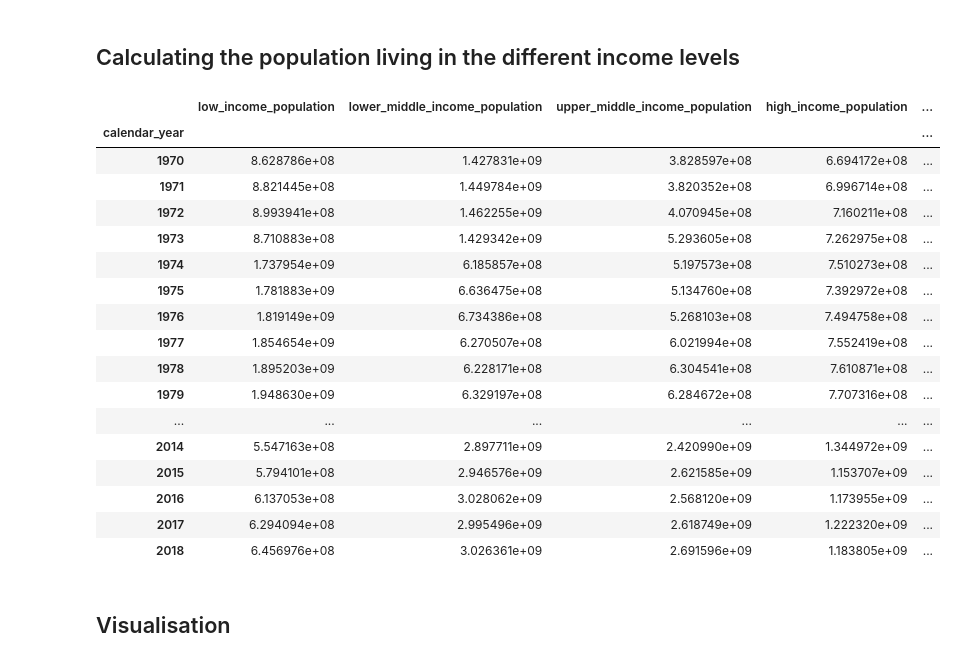
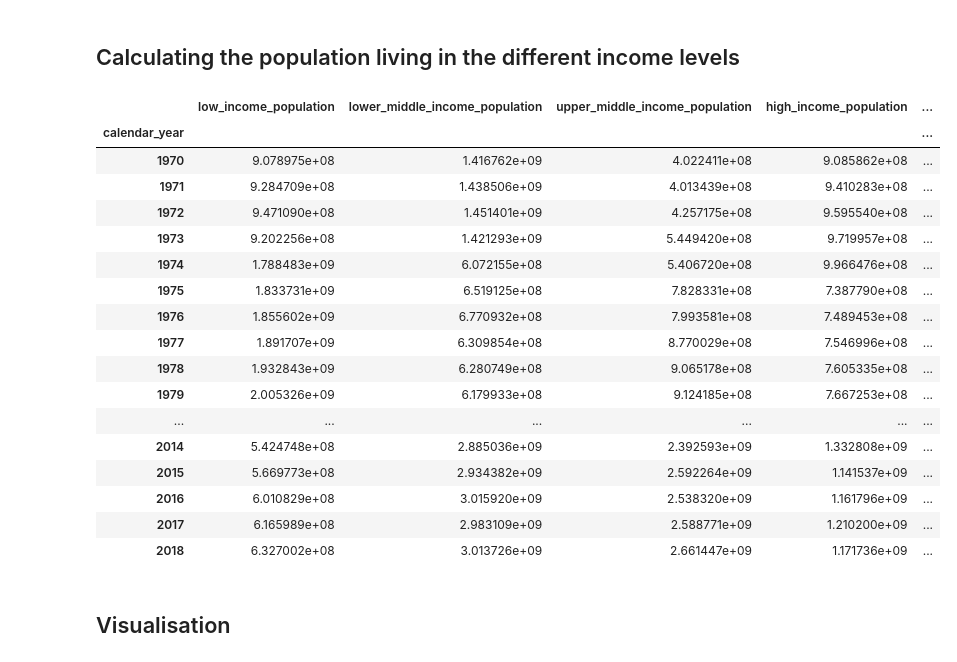
Before and after one commit to christoph-fraller/dopp_2020w_group03_ex3, a Jupyter notebook: dopp_2020w_group03_ex3_with_git.ipynb, the cells around one changed output. Drawn from its saved outputs; the diff is of its cells as text; code cells hidden in the pictures.

```diff
--- a/dopp_2020w_group03_ex3_with_git.ipynb
+++ b/dopp_2020w_group03_ex3_with_git.ipynb
@@ -353,21 +355,41 @@ def compute_missing_population_total(input_data):
 
     df = pd.DataFrame(input_data)
 
-    former_countries_list = [['Former Czechoslovakia', 'Czech Republic', 'Slovakia'],
+    former_country_lists = [['Former Czechoslovakia', 'Czech Republic', 'Slovakia'],
                              ['Former Ethiopia', 'Ethiopia', 'Eritrea'],
                              ['Former Sudan', 'Sudan', 'South Sudan'],
                              ['Former USSR', 'Armenia', 'Azerbaijan', 'Belarus', 'Estonia', 'Georgia', 'Kazakhstan', 'Kyrgyzstan', 'Latvia', 'Lithuania',
                               'Republic of Moldova', 'Russian Federation', 'Tajikistan', 'Turkmenistan', 'Ukraine', 'Uzbekistan'],
                              ['Former Yugoslavia', 'Bosnia and Herzegovina', 'Croatia', 'Montenegro', 'Republic of North Macedonia', 'Serbia', 'Slovenia']]
 
-    print(former_countries_list)
-    # insert missing values
-    #for row_index in range(0, len(df)):
+    for country_list in former_country_lists:
 
-      #if(pd.isna(df.loc[row_index, 'population_total'])):
+      # get first list elem of list
+      former_country_name = country_list.pop(0)
 
-        #for lst in former_countries_list:
+      # get list of calendar_years
+      calendar_year_list = df.loc[df['country_name'] == former_country_name].calendar_year.tolist()
+
+      for calendar_year in calendar_year_list:
+
+        # get current index of former_country at particular calender_year
+        curr_former_country_index = df.loc[(df['calendar_year'] == calendar_year) & (df['country_name'] == former_country_name)].population_total.index.max()
+
+        # initialize new_population_total
+        new_population_total = 0
+
+        for country_name in country_list:
+
+          if pd.isnull(df.loc[(df['calendar_year'] == calendar_year) & (df['country_name'] == country_name)].gni_per_capita_us_dollar).bool():
+            # get current index of country at particular calender_year
+            curr_country_index = df.loc[(df['calendar_year'] == calendar_year) & (df['country_name'] == country_name)].population_total.index.max()
+
+            # increment new_population_total by population_total of curr_country_index at particular calender_year
+            new_population_total += df.loc[curr_country_index, 'population_total']
+
+        # update population_total of former_country with new_population_total at particular calender_year
+        df.loc[curr_former_country_index, 'population_total'] = new_population_total if new_population_total > 0 else np.nan
 
     return df
 
-income_data_population_total_computed = compute_missing_population_total(income_data_country_codes_inserted)
+income_data_preprocessed = compute_missing_population_total(income_data_country_codes_inserted)
@@ -442,8 +498,8 @@ sb.heatmap(threshold_data_complete.isna(), cbar = False);
 # %% [markdown]
 ## Assign income-level labels based on gni and income-level thresholds
 # %%
-# merge merged_income_data and threshold_data_complete using calendar_year
-income_classification_data = merged_income_data.merge(threshold_data_complete, how = 'left', on = 'calendar_year')
+# merge income_data_preprocessed and threshold_data_complete using calendar_year
+income_classification_data = income_data_preprocessed.merge(threshold_data_complete, how = 'left', on = 'calendar_year')
 
 # assign income-level labels based on gni and thresholds
 income_classification_data.loc[(income_classification_data['gni_per_capita_us_dollar'] <= income_classification_data['low_income_level_threshold']), 'income_level_label'] = 'low_income'
@@ -585,35 +588,37 @@ country_with_missing_entries[country_with_missing_entries['population_maximum_wh
 ## Calculating the population living in the different income levels
 # %%
 #create sum of population of each income category for each year
+
+income_classification_data.set_index('calendar_year', inplace = True)
 
 population_income = pd.DataFrame()
 population_income['low_income_population'] = income_classification_data['population_total'].loc[income_classification_data['income_level_label'] == 'low_income'].groupby('calendar_year').sum()
 population_income['lower_middle_income_population'] = income_classification_data['population_total'].loc[income_classification_data['income_level_label'] == 'lower_middle_income'].groupby('calendar_year').sum()
 population_income['upper_middle_income_population'] = income_classification_data['population_total'].loc[income_classification_data['income_level_label'] == 'upper_middle_income'].groupby('calendar_year').sum()
 population_income['high_income_population'] = income_classification_data['population_total'].loc[income_classification_data['income_level_label'] == 'high_income'].groupby('calendar_year').sum()
 population_income['unknown_income_population'] = income_classification_data['population_total'].loc[income_classification_data['income_level_label'].isna()].groupby('calendar_year').sum()
 population_income['total_population'] = income_classification_data['population_total'].groupby('calendar_year').sum()
 
 population_income
 # %% [output]
 |  | low_income_population | lower_middle_income_population | upper_middle_income_population | high_income_population | ... |
 | calendar_year |  |  |  |  | ... |
-| 1970 | 8.628786e+08 | 1.427831e+09 | 3.828597e+08 | 6.694172e+08 | ... |
-| 1971 | 8.821445e+08 | 1.449784e+09 | 3.820352e+08 | 6.996714e+08 | ... |
-| 1972 | 8.993941e+08 | 1.462255e+09 | 4.070945e+08 | 7.160211e+08 | ... |
-| 1973 | 8.710883e+08 | 1.429342e+09 | 5.293605e+08 | 7.262975e+08 | ... |
-| 1974 | 1.737954e+09 | 6.185857e+08 | 5.197573e+08 | 7.510273e+08 | ... |
-| 1975 | 1.781883e+09 | 6.636475e+08 | 5.134760e+08 | 7.392972e+08 | ... |
-| 1976 | 1.819149e+09 | 6.734386e+08 | 5.268103e+08 | 7.494758e+08 | ... |
-| 1977 | 1.854654e+09 | 6.270507e+08 | 6.021994e+08 | 7.552419e+08 | ... |
-| 1978 | 1.895203e+09 | 6.228171e+08 | 6.304541e+08 | 7.610871e+08 | ... |
-| 1979 | 1.948630e+09 | 6.329197e+08 | 6.284672e+08 | 7.707316e+08 | ... |
+| 1970 | 9.078975e+08 | 1.416762e+09 | 4.022411e+08 | 9.085862e+08 | ... |
+| 1971 | 9.284709e+08 | 1.438506e+09 | 4.013439e+08 | 9.410283e+08 | ... |
+| 1972 | 9.471090e+08 | 1.451401e+09 | 4.257175e+08 | 9.595540e+08 | ... |
+| 1973 | 9.202256e+08 | 1.421293e+09 | 5.449420e+08 | 9.719957e+08 | ... |
+| 1974 | 1.788483e+09 | 6.072155e+08 | 5.406720e+08 | 9.966476e+08 | ... |
+| 1975 | 1.833731e+09 | 6.519125e+08 | 7.828331e+08 | 7.387790e+08 | ... |
+| 1976 | 1.855602e+09 | 6.770932e+08 | 7.993581e+08 | 7.489453e+08 | ... |
+| 1977 | 1.891707e+09 | 6.309854e+08 | 8.770029e+08 | 7.546996e+08 | ... |
+| 1978 | 1.932843e+09 | 6.280749e+08 | 9.065178e+08 | 7.605335e+08 | ... |
+| 1979 | 2.005326e+09 | 6.179933e+08 | 9.124185e+08 | 7.667253e+08 | ... |
 | ... | ... | ... | ... | ... | ... |
-| 2014 | 5.547163e+08 | 2.897711e+09 | 2.420990e+09 | 1.344972e+09 | ... |
-| 2015 | 5.794101e+08 | 2.946576e+09 | 2.621585e+09 | 1.153707e+09 | ... |
-| 2016 | 6.137053e+08 | 3.028062e+09 | 2.568120e+09 | 1.173955e+09 | ... |
-| 2017 | 6.294094e+08 | 2.995496e+09 | 2.618749e+09 | 1.222320e+09 | ... |
-| 2018 | 6.456976e+08 | 3.026361e+09 | 2.691596e+09 | 1.183805e+09 | ... |
+| 2014 | 5.424748e+08 | 2.885036e+09 | 2.392593e+09 | 1.332808e+09 | ... |
+| 2015 | 5.669773e+08 | 2.934382e+09 | 2.592264e+09 | 1.141537e+09 | ... |
+| 2016 | 6.010829e+08 | 3.015920e+09 | 2.538320e+09 | 1.161796e+09 | ... |
+| 2017 | 6.165989e+08 | 2.983109e+09 | 2.588771e+09 | 1.210200e+09 | ... |
+| 2018 | 6.327002e+08 | 3.013726e+09 | 2.661447e+09 | 1.171736e+09 | ... |
 # %% [markdown]
 ## Visualisation
 # %%
```
Also changed, not shown: parts of 19 cells of this notebook.
